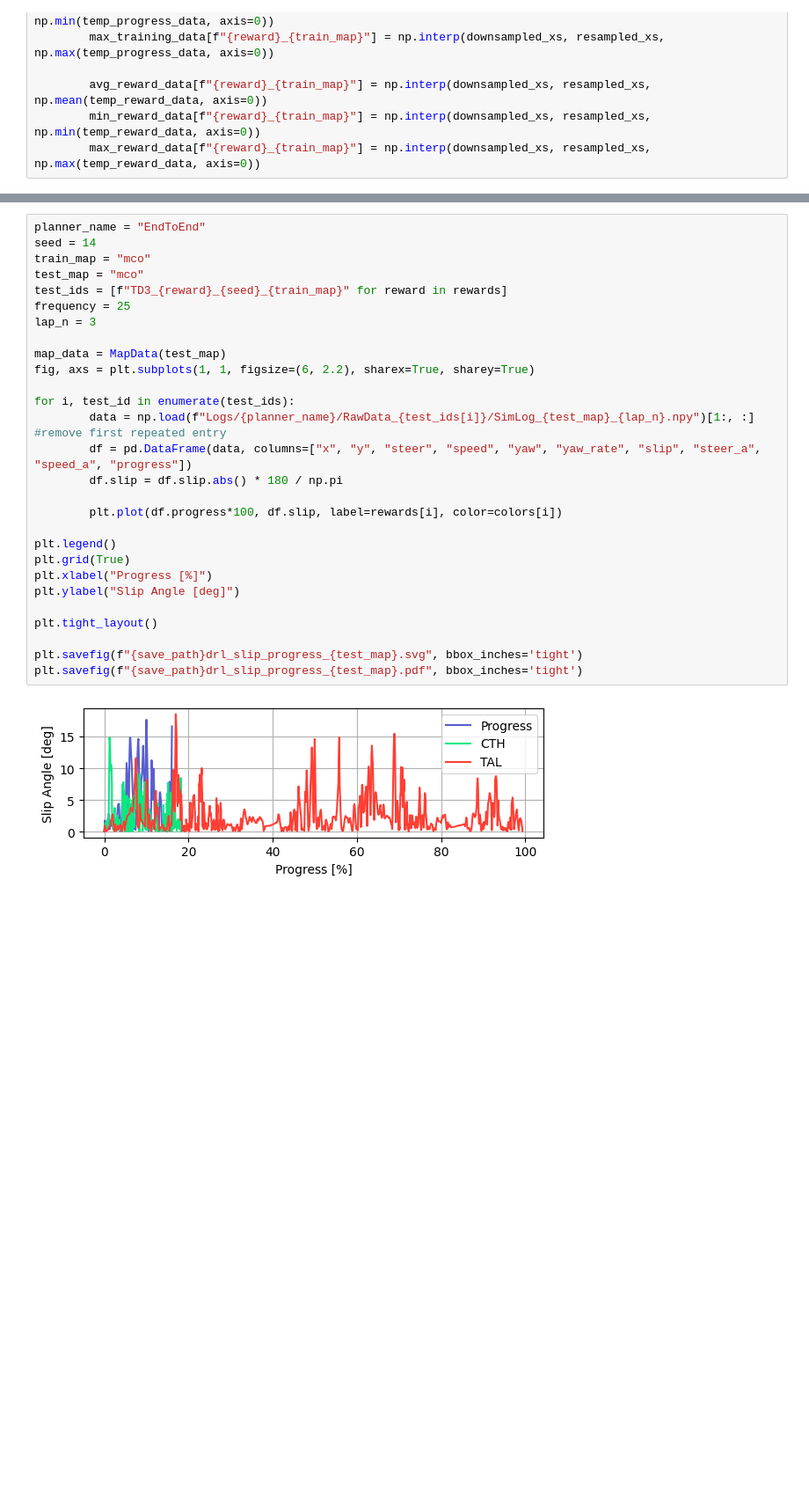
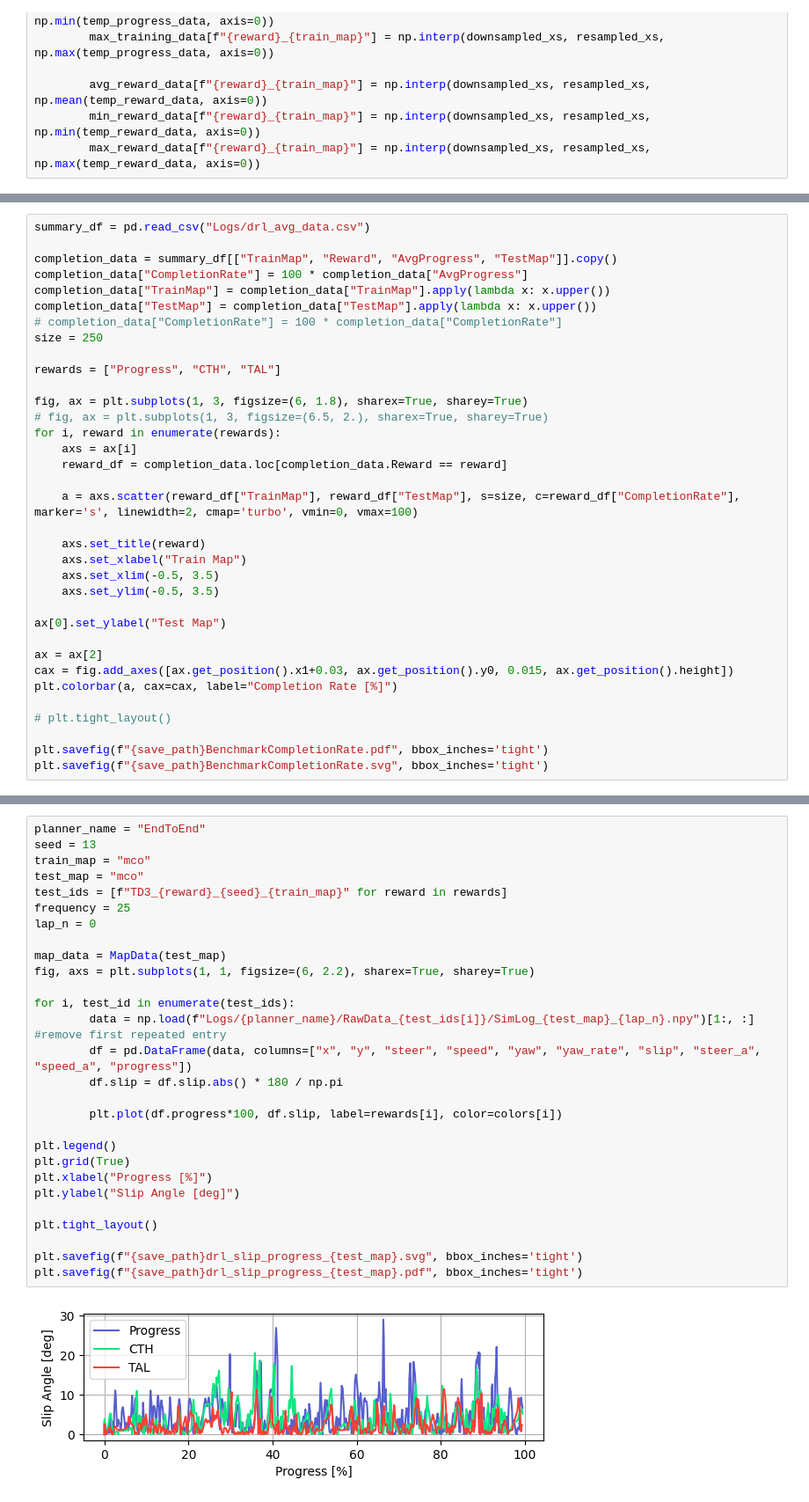
Before and after one commit to BDEvan5/f1tenth_benchmarks, a Jupyter notebook: Notebooks/drl_results.ipynb, the cells around one changed output, grey strips where cells are left out. Shown at 88% size. Drawn from its saved outputs; the diff is of its cells as text; blank space fills up the shorter version.

```diff
--- a/Notebooks/drl_results.ipynb
+++ b/Notebooks/drl_results.ipynb
@@ -132,0 +185,35 @@ avg_data.to_csv("Logs/drl_avg_data.csv", index=False)
+# %%
+summary_df = pd.read_csv("Logs/drl_avg_data.csv")
+
+completion_data = summary_df[["TrainMap", "Reward", "AvgProgress", "TestMap"]].copy()
+completion_data["CompletionRate"] = 100 * completion_data["AvgProgress"]
+completion_data["TrainMap"] = completion_data["TrainMap"].apply(lambda x: x.upper())
+completion_data["TestMap"] = completion_data["TestMap"].apply(lambda x: x.upper())
+# completion_data["CompletionRate"] = 100 * completion_data["CompletionRate"]
+size = 250
+
+rewards = ["Progress", "CTH", "TAL"]
+
+fig, ax = plt.subplots(1, 3, figsize=(6, 1.8), sharex=True, sharey=True)
+# fig, ax = plt.subplots(1, 3, figsize=(6.5, 2.), sharex=True, sharey=True)
+for i, reward in enumerate(rewards):
+    axs = ax[i]
+    reward_df = completion_data.loc[completion_data.Reward == reward]
+
+    a = axs.scatter(reward_df["TrainMap"], reward_df["TestMap"], s=size, c=reward_df["CompletionRate"], marker='s', linewidth=2, cmap='turbo', vmin=0, vmax=100)
+
+    axs.set_title(reward)
+    axs.set_xlabel("Train Map")
+    axs.set_xlim(-0.5, 3.5)
+    axs.set_ylim(-0.5, 3.5)
+
+ax[0].set_ylabel("Test Map")
+
+ax = ax[2]
+cax = fig.add_axes([ax.get_position().x1+0.03, ax.get_position().y0, 0.015, ax.get_position().height])
+plt.colorbar(a, cax=cax, label="Completion Rate [%]")
+
+# plt.tight_layout()
+
+plt.savefig(f"{save_path}BenchmarkCompletionRate.pdf", bbox_inches='tight')
+plt.savefig(f"{save_path}BenchmarkCompletionRate.svg", bbox_inches='tight')
@@ -235,30 +349,30 @@ plt.savefig(f"{save_path}drl_trajectories_{test_map}.pdf", bbox_inches='tight')
 # %%
 planner_name = "EndToEnd"
-seed = 14
+seed = 13
 train_map = "mco"
 test_map = "mco"
 test_ids = [f"TD3_{reward}_{seed}_{train_map}" for reward in rewards]
 frequency = 25
-lap_n = 3
+lap_n = 0
 
 map_data = MapData(test_map)
 fig, axs = plt.subplots(1, 1, figsize=(6, 2.2), sharex=True, sharey=True)
 
 for i, test_id in enumerate(test_ids):
         data = np.load(f"Logs/{planner_name}/RawData_{test_ids[i]}/SimLog_{test_map}_{lap_n}.npy")[1:, :] #remove first repeated entry
         df = pd.DataFrame(data, columns=["x", "y", "steer", "speed", "yaw", "yaw_rate", "slip", "steer_a", "speed_a", "progress"])
         df.slip = df.slip.abs() * 180 / np.pi
 
         plt.plot(df.progress*100, df.slip, label=rewards[i], color=colors[i])
 
 plt.legend()
 plt.grid(True)
 plt.xlabel("Progress [%]")
 plt.ylabel("Slip Angle [deg]")
 
 plt.tight_layout()
 
 plt.savefig(f"{save_path}drl_slip_progress_{test_map}.svg", bbox_inches='tight')
 plt.savefig(f"{save_path}drl_slip_progress_{test_map}.pdf", bbox_inches='tight')
 # %% [output]
-[figure, old version]
+[figure, new version]
```
Also changed, not shown: parts of 9 cells of this notebook, 4 other files.
